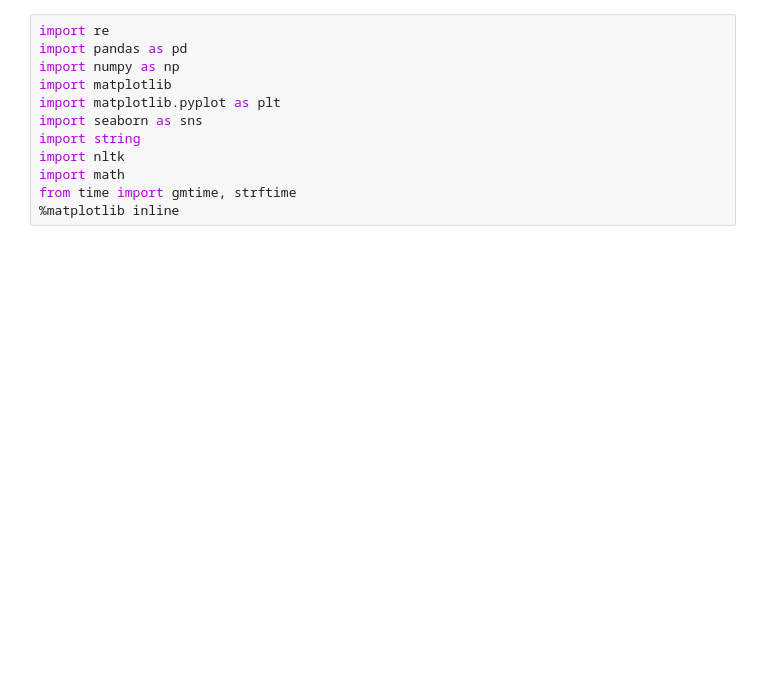
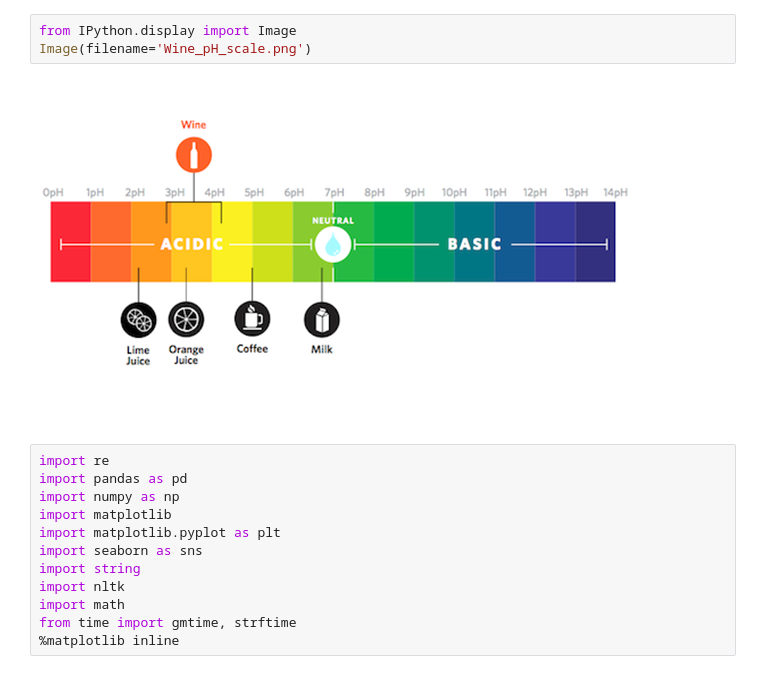
Before and after one commit to Hoda-MA/My-Projects, a Jupyter notebook: Wine/Wine Chemistry-Classification.ipynb, the cells around one changed output. Cells and saved outputs as stored; diff of their text form; blank space fills up the shorter version.

```diff
--- a/Wine/Wine Chemistry-Classification.ipynb
+++ b/Wine/Wine Chemistry-Classification.ipynb
@@ -1,3 +16,8 @@
+# %%
+from IPython.display import Image
+Image(filename='Wine_pH_scale.png')
+# %% [output]
+[figure, added]
 # %%
 import re
 import pandas as pd
```
Also changed, not shown: parts of 16 cells of this notebook, 1 other file.
